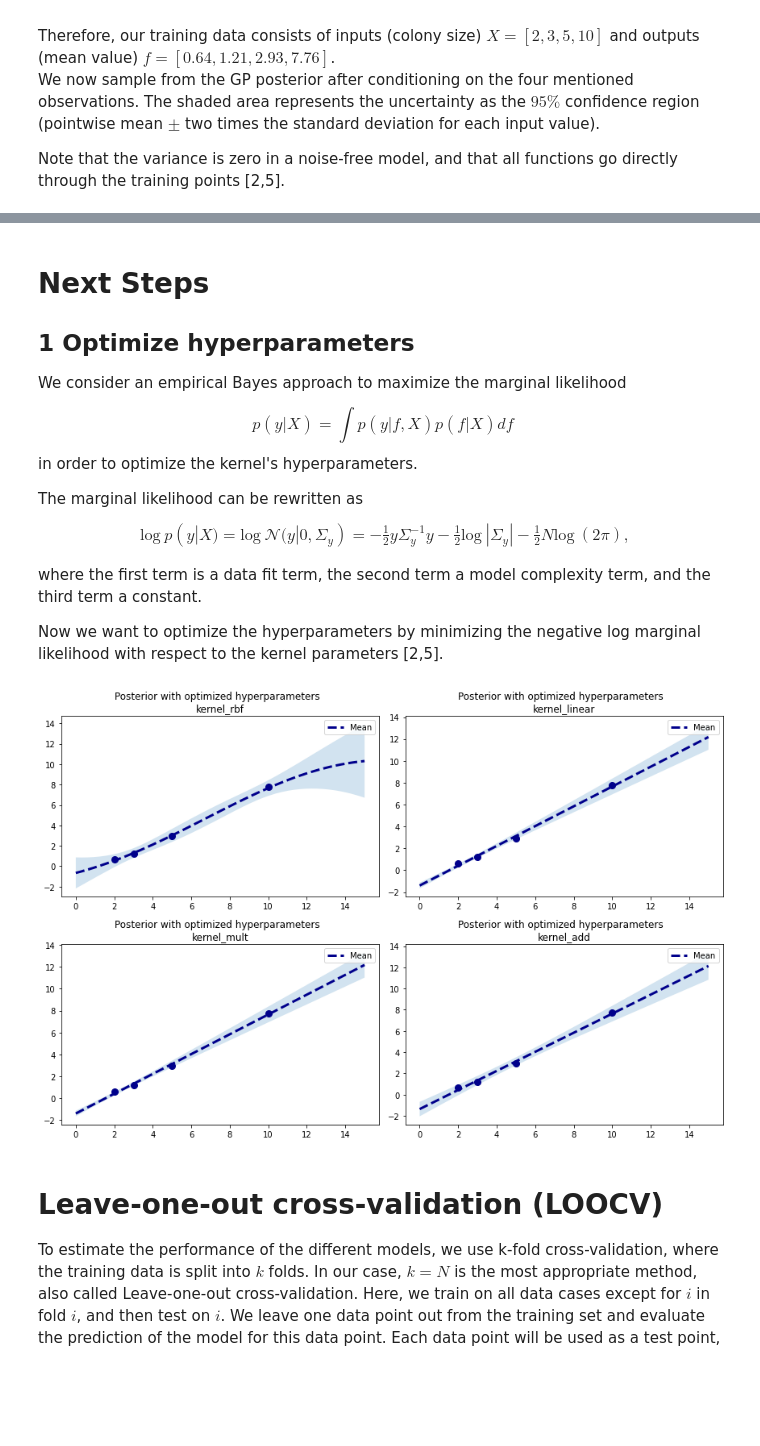
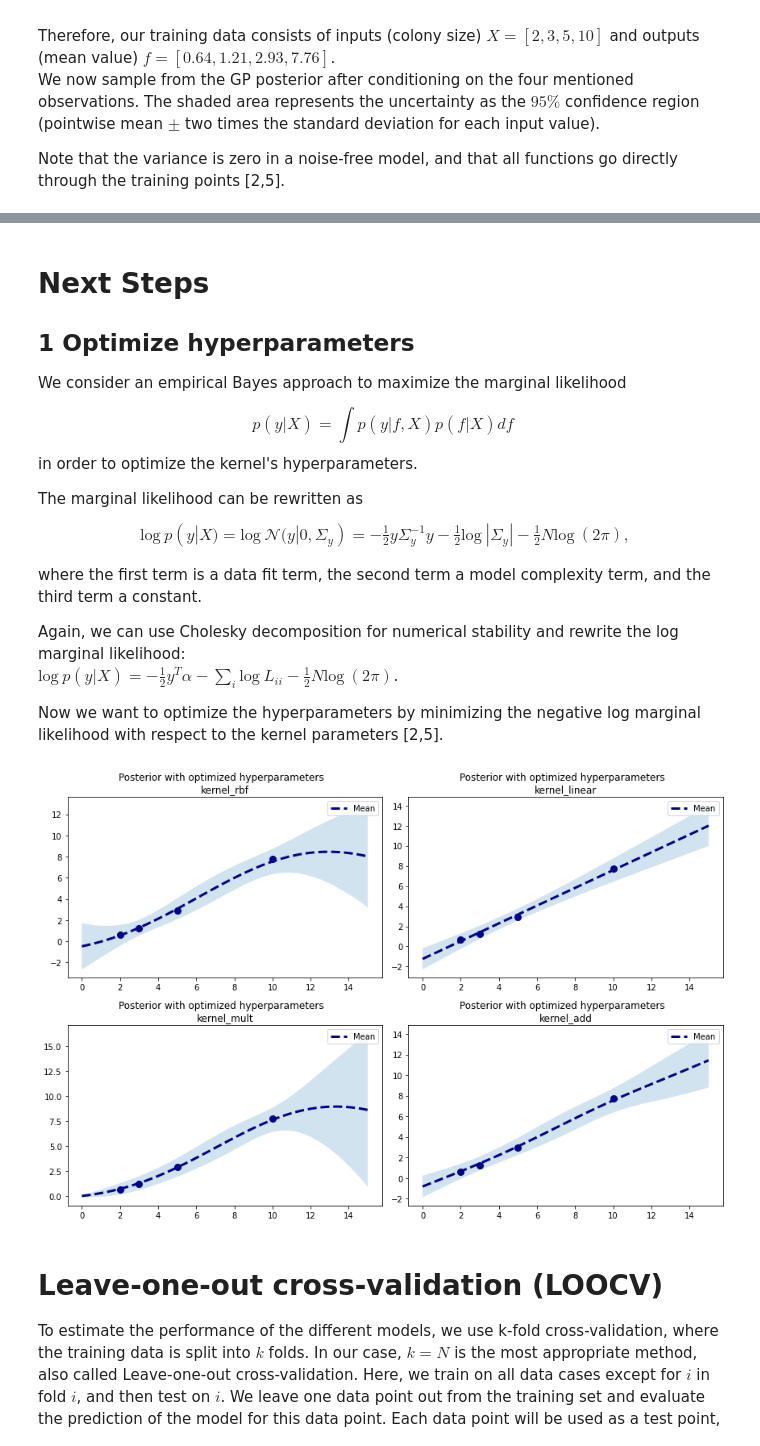
Before and after one commit to juliakln/MasterThesis, a Jupyter notebook: gpr/GaussianProcessRegression.ipynb, the cells around one changed output, grey strips where cells are left out. Cells and saved outputs as stored; diff of their text form; code cells hidden in the pictures; blank space fills up the shorter version.

Commit message:
compute noise of mean and add cholesky decomposition for computing matrix inverse

```diff
--- a/gpr/GaussianProcessRegression.ipynb
+++ b/gpr/GaussianProcessRegression.ipynb
@@ -319,6 +355,17 @@ as our posterior distribution, from which we sample like in the example with noi
 # %%
-# assume noise
-sigma_f = 0.4
+# compute standard deviation of histogram with probabilities p, observations o, and mean value x
+def comp_sd(p, o, x):
+    return np.sqrt(np.sum(p * (o - x)**2))
+# compute margin of error for mean of histogram with t-value t, standard deviation sd, and sample size N
+def comp_margin(t, sd, N):
+    return t * (sd / np.sqrt(N))
+
+# compute noise as 95% margins of mean for all histograms, assume sample size of N=100
+sigma_f = np.array([comp_margin(t=1.962, sd=comp_sd(obs, np.arange(len(obs)), f[i]), N=100) for (obs,i) \
+                   in zip(observations, np.arange(len(observations)))])
+
+print('Margins of data values: ', sigma_f)
+
 
 # Noisy training data
 X = np.array([2,3,5,10]).reshape(-1,1)
@@ -367,12 +415,16 @@ The marginal likelihood can be rewritten as
 
 where the first term is a data fit term, the second term a model complexity term, and the third term a constant.
 
+Again, we can use Cholesky decomposition for numerical stability and rewrite the log marginal likelihood:
+$ \text{log}~ p(y|X) = - \frac{1}{2} y^T \alpha - \sum_i \text{log}~ L_{ii} - \frac{1}{2} N \text{log}~(2\pi) $.
+
 Now we want to optimize the hyperparameters by minimizing the negative log marginal likelihood with respect to the kernel parameters [2,5].
 # %%
 from scipy.optimize import minimize
 
 def nll(X, f, kernel=kernel_rbf, noise=1e-2):
-    """ Compute negative log marginal likelihood, naive implementation of Equation (2)
+    """ Compute negative log marginal likelihood, naive implementation of Equation (2) or
+    stable implementation using Cholesky decomposition
 
     Parameters:
     X : numpy array with N x 1 dimensions
@@ -398,35 +450,49 @@ def nll(X, f, kernel=kernel_rbf, noise=1e-2):
                   'off': theta[3]}
         cov_y = kernel(X, X, params) + noise**2 * np.eye(N)
         return 0.5 * f.dot(np.linalg.inv(cov_y).dot(f)) + \
                0.5 * np.log(np.linalg.det(cov_y)) + \
                0.5 * N * np.log(2*np.pi)
 
-    return nll_naive
+    def nll_stable(theta):
+        params = {'var': theta[0],
+                  'ell': theta[1],
+                  'var_b': theta[2],
+                  'off': theta[3]}
+        cov_y = kernel(X, X, params)     # weniger noise wenn ich noise**2 nehm statt 1e-5
+        L = np.linalg.cholesky(cov_y + 1e-8 * np.eye(N) )
+        alpha_1 = np.linalg.solve(L, f)
+        alpha = np.linalg.solve(L.T, alpha_1)
+
+        return 0.5 * f.T.dot(alpha) + \
+               np.sum(np.log(np.diagonal(L))) + \
+               0.5 * N * np.log(2*np.pi)
+
+    return nll_stable
 
 
 plt.figure(figsize=(12, 8))
 
 # Optimize parameters for all kernels: minimize nll
 for i, kernel in enumerate([kernel_rbf, kernel_linear, kernel_mult, kernel_add]):
     res = minimize(nll(X, f, kernel=kernel, noise=sigma_f), [1, 1, 1, 1],
                    bounds=((1e-2, None), (1e-2, None), (1e-2, None), (1e-2, None)),
                    method='L-BFGS-B')
 
     # compute posterior with optimized parameters
     var_opt, ell_opt, var_b_opt, off_opt = res.x
     params = {'var': var_opt,
               'ell': ell_opt,
               'var_b': var_b_opt,
               'off': off_opt}
 
     mu_s, cov_s = posterior(X, X_s, f, kernel, params=params, noise=sigma_f)
     plt.subplot(2,2,(i+1))
     plot_gp(mu_s, cov_s, X_s, X, f)
     plt.title(f'Posterior with optimized hyperparameters  \n{kernel.__name__}')
 plt.tight_layout()
 plt.show()
 # %% [output]
-[figure, old version]
+[figure, new version]
 # %% [markdown]
 # Leave-one-out cross-validation (LOOCV)
 
```
Also changed, not shown: parts of 6 cells of this notebook, 37 other files.
